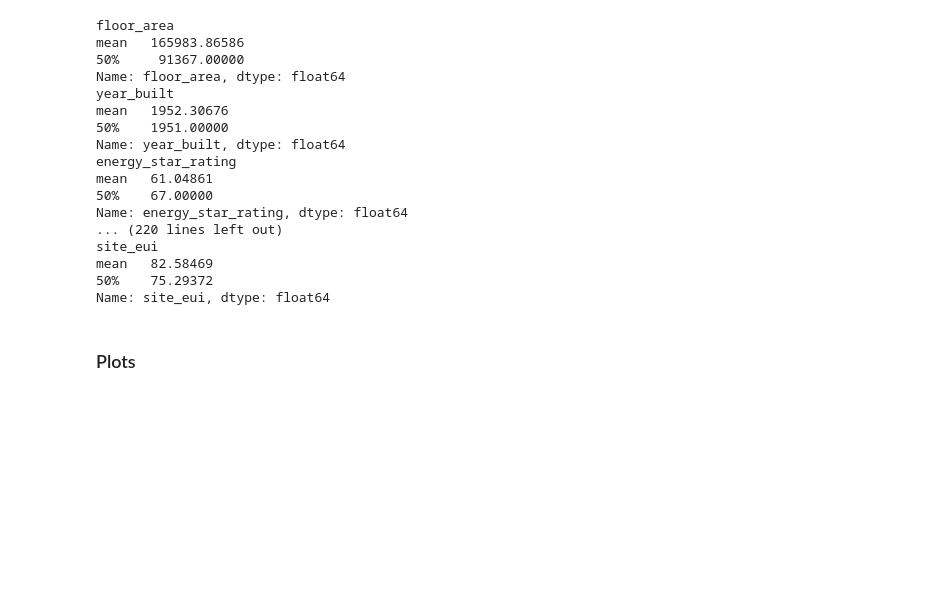
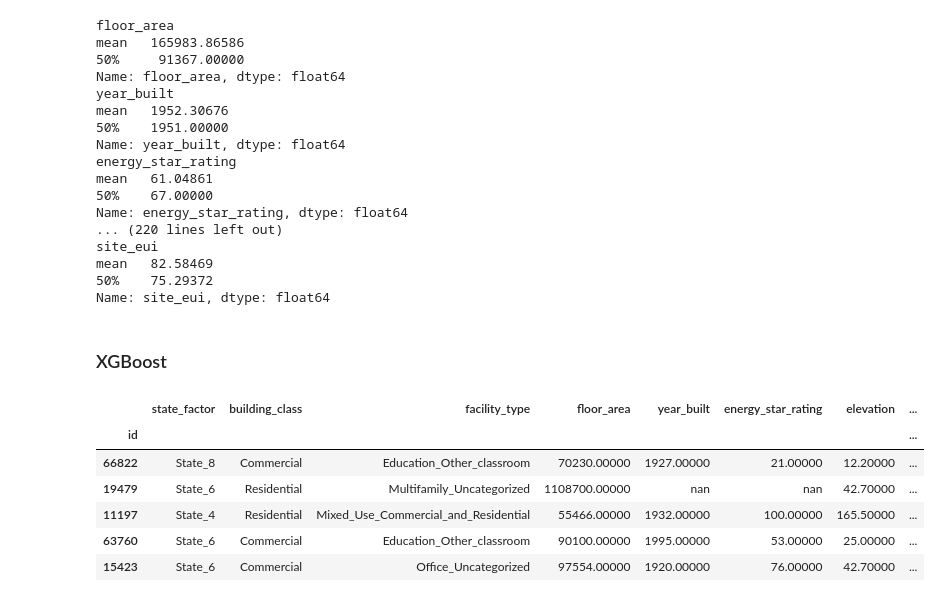
Before and after one commit to NeilBardhan/wids-datathon, a Jupyter notebook: notebooks/0-data-exploration.ipynb, the cells around one changed output. Drawn from its saved outputs; the diff is of its cells as text; code cells hidden in the pictures; blank space fills up the shorter version.

```diff
--- a/notebooks/0-data-exploration.ipynb
+++ b/notebooks/0-data-exploration.ipynb
@@ -182,4 +206,20 @@ mean   82.58469
 50%    75.29372
 Name: site_eui, dtype: float64
 # %% [markdown]
-### Plots
+### XGBoost
+# %%
+train_df.drop(["year_factor"], axis=1, inplace=True)
+test_df.drop(["year_factor"], axis=1, inplace=True)
+# %%
+X, y = x_y_split(train_df, col_target="site_eui", aligned=False)
+X_train, X_val, y_train, y_val = train_val_split(X, y)
+# %%
+X_train.head()
+# %% [output]
+|  | state_factor | building_class | facility_type | floor_area | year_built | energy_star_rating | elevation | ... |
+| id |  |  |  |  |  |  |  | ... |
+| 66822 | State_8 | Commercial | Education_Other_classroom | 70230.00000 | 1927.00000 | 21.00000 | 12.20000 | ... |
+| 19479 | State_6 | Residential | Multifamily_Uncategorized | 1108700.00000 | nan | nan | 42.70000 | ... |
+| 11197 | State_4 | Residential | Mixed_Use_Commercial_and_Residential | 55466.00000 | 1932.00000 | 100.00000 | 165.50000 | ... |
+| 63760 | State_6 | Commercial | Education_Other_classroom | 90100.00000 | 1995.00000 | 53.00000 | 25.00000 | ... |
+| 15423 | State_6 | Commercial | Office_Uncategorized | 97554.00000 | 1920.00000 | 76.00000 | 42.70000 | ... |
```
Also changed, not shown: parts of 19 cells of this notebook, 3 other files.
